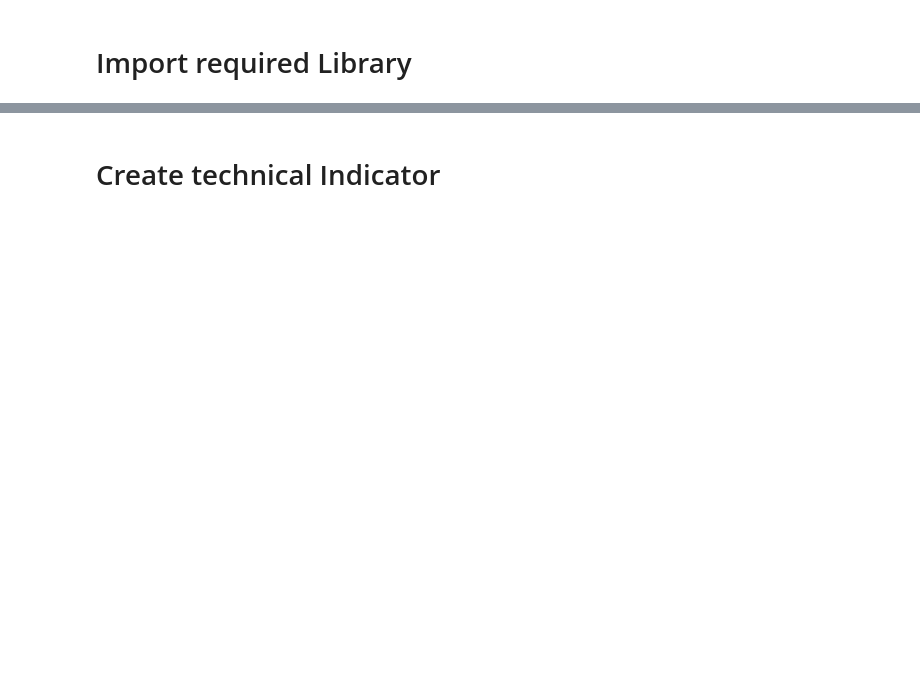
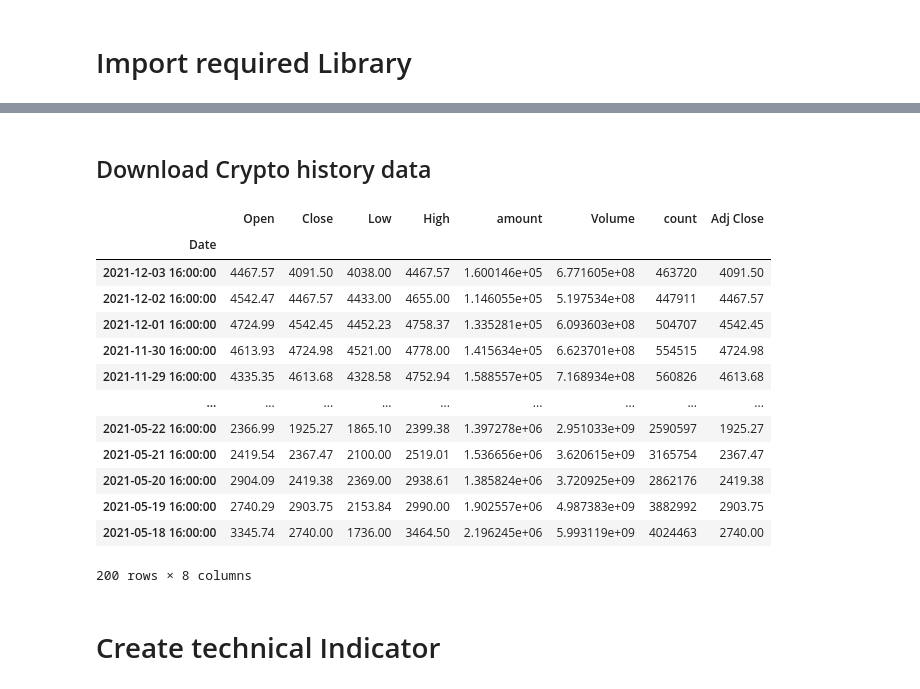
Before and after one commit to Callyong/Trading_Study, a Jupyter notebook: MACD_tablib.ipynb, the cells around one changed output, grey strips where cells are left out. Saved outputs shown, nothing was run; the diff lists cells and outputs as text; code cells hidden in the pictures; blank space fills up the shorter version.

```diff
--- a/MACD_tablib.ipynb
+++ b/MACD_tablib.ipynb
@@ -38,3 +40,39 @@ sec_id.tail()
+# %% [markdown]
+## Download Crypto history data
+# %%
+ticker = 'ethbtc'
+base = 'https://api.huobi.pro'
+url = '/market/history/kline?period=1day&size=200&symbol=ethusdt'
+final_url = base + url
+reqs = requests.get(final_url)
+
+df = pd.DataFrame(reqs.json()['data'])
+df["Date"] = pd.to_datetime(df["id"], unit='s', origin='unix')
+df["Date"] = df["Date"].dt.strftime("%m/%d/%Y %H:%M:%S")
+df.drop('id',axis = 1, inplace = True)
+df['Date'] = pd.to_datetime(df['Date'])
+df.set_index('Date',inplace = True)
+df.rename(columns={'high':'High','low':'Low','open':'Open','close':'Close','vol':'Volume'},inplace=True)
+df['Adj Close']= df['Close']
+#df = df[['High','Low','Open','Close','Volume','Adj Close']]
+
+sec_id= df
+sec_id
+# %% [output]
+|  | Open | Close | Low | High | amount | Volume | count | Adj Close |
+| Date |  |  |  |  |  |  |  |  |
+| 2021-12-03 16:00:00 | 4467.57 | 4091.50 | 4038.00 | 4467.57 | 1.600146e+05 | 6.771605e+08 | 463720 | 4091.50 |
+| 2021-12-02 16:00:00 | 4542.47 | 4467.57 | 4433.00 | 4655.00 | 1.146055e+05 | 5.197534e+08 | 447911 | 4467.57 |
+| 2021-12-01 16:00:00 | 4724.99 | 4542.45 | 4452.23 | 4758.37 | 1.335281e+05 | 6.093603e+08 | 504707 | 4542.45 |
+| 2021-11-30 16:00:00 | 4613.93 | 4724.98 | 4521.00 | 4778.00 | 1.415634e+05 | 6.623701e+08 | 554515 | 4724.98 |
+| 2021-11-29 16:00:00 | 4335.35 | 4613.68 | 4328.58 | 4752.94 | 1.588557e+05 | 7.168934e+08 | 560826 | 4613.68 |
+| ... | ... | ... | ... | ... | ... | ... | ... | ... |
+| 2021-05-22 16:00:00 | 2366.99 | 1925.27 | 1865.10 | 2399.38 | 1.397278e+06 | 2.951033e+09 | 2590597 | 1925.27 |
+| 2021-05-21 16:00:00 | 2419.54 | 2367.47 | 2100.00 | 2519.01 | 1.536656e+06 | 3.620615e+09 | 3165754 | 2367.47 |
+| 2021-05-20 16:00:00 | 2904.09 | 2419.38 | 2369.00 | 2938.61 | 1.385824e+06 | 3.720925e+09 | 2862176 | 2419.38 |
+| 2021-05-19 16:00:00 | 2740.29 | 2903.75 | 2153.84 | 2990.00 | 1.902557e+06 | 4.987383e+09 | 3882992 | 2903.75 |
+| 2021-05-18 16:00:00 | 3345.74 | 2740.00 | 1736.00 | 3464.50 | 2.196245e+06 | 5.993119e+09 | 4024463 | 2740.00 |
+200 rows × 8 columns
 # %% [markdown]
 # Create technical Indicator
 # %%
```
Also changed, not shown: parts of 5 cells of this notebook.
